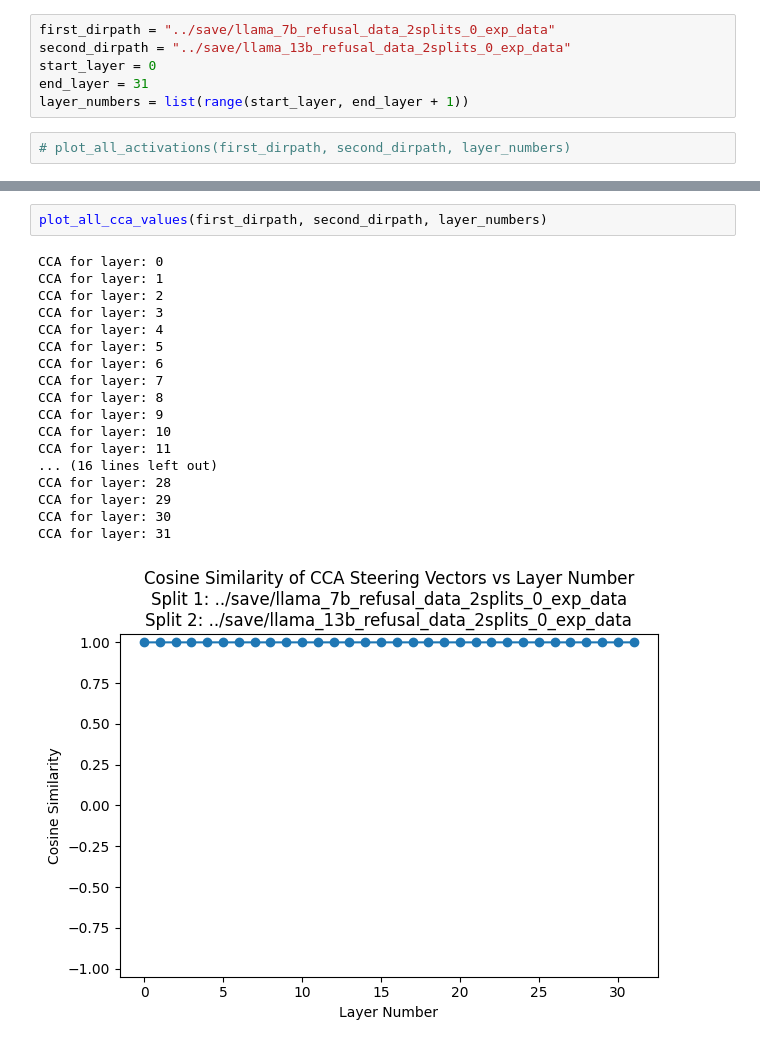
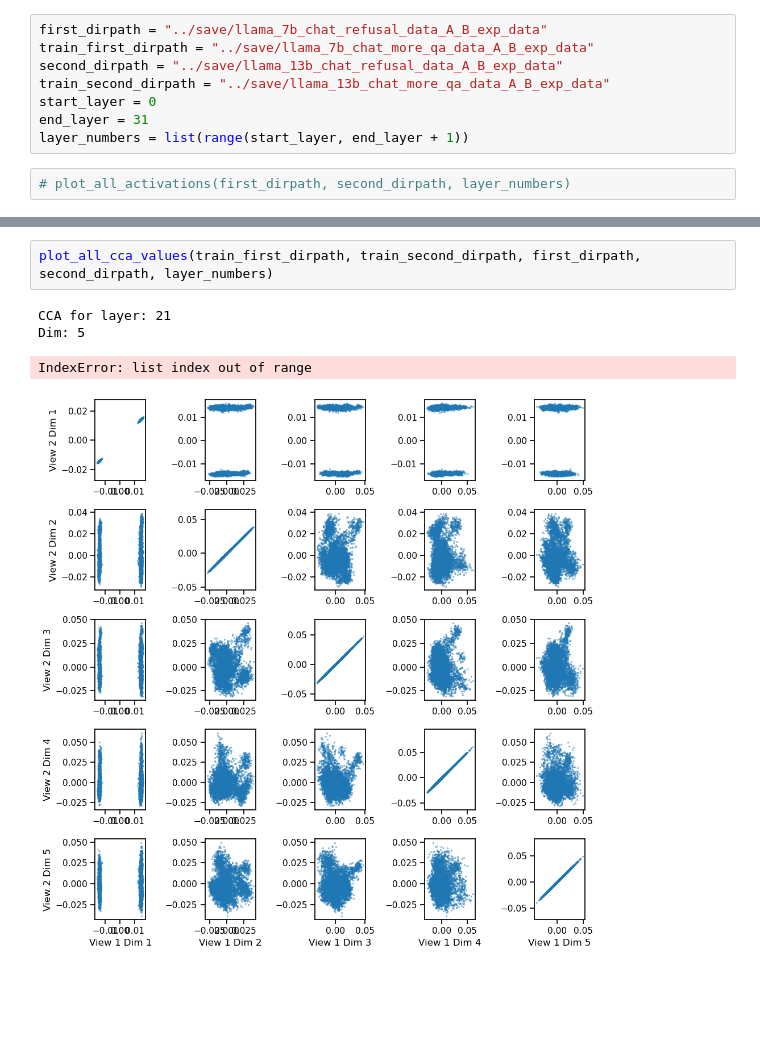
Before and after one commit to amad-person/activation-steering-llms, a Jupyter notebook: code/compare_steering_different_model.ipynb, the cells around one changed output, grey strips where cells are left out. Saved outputs shown, nothing was run; the diff lists cells and outputs as text; blank space fills up the shorter version.

```diff
--- a/code/compare_steering_different_model.ipynb
+++ b/code/compare_steering_different_model.ipynb
@@ -304,6 +422,8 @@ def plot_all_dcca_values(dirpath1, dirpath2, layers):
 # %%
-first_dirpath = "../save/llama_7b_refusal_data_2splits_0_exp_data"
-second_dirpath = "../save/llama_13b_refusal_data_2splits_0_exp_data"
+first_dirpath = "../save/llama_7b_chat_refusal_data_A_B_exp_data"
+train_first_dirpath = "../save/llama_7b_chat_more_qa_data_A_B_exp_data"
+second_dirpath = "../save/llama_13b_chat_refusal_data_A_B_exp_data"
+train_second_dirpath = "../save/llama_13b_chat_more_qa_data_A_B_exp_data"
 start_layer = 0
 end_layer = 31
 layer_numbers = list(range(start_layer, end_layer + 1))
@@ -316,22 +436,8 @@ plot_all_cosine_similarity(first_dirpath, second_dirpath, layer_numbers)
 # %%
-plot_all_cca_values(first_dirpath, second_dirpath, layer_numbers)
+plot_all_cca_values(train_first_dirpath, train_second_dirpath, first_dirpath, second_dirpath, layer_numbers)
 # %% [output]
-CCA for layer: 0
-CCA for layer: 1
-CCA for layer: 2
-CCA for layer: 3
-CCA for layer: 4
-CCA for layer: 5
-CCA for layer: 6
-CCA for layer: 7
-CCA for layer: 8
-CCA for layer: 9
-CCA for layer: 10
-CCA for layer: 11
-... (16 lines left out)
-CCA for layer: 28
-CCA for layer: 29
-CCA for layer: 30
-CCA for layer: 31
+CCA for layer: 21
+Dim: 5
+IndexError: list index out of range
-[figure, old version]
+[figure, new version]
 # %%
```
Also changed, not shown: parts of 9 cells of this notebook, 3 other files.
